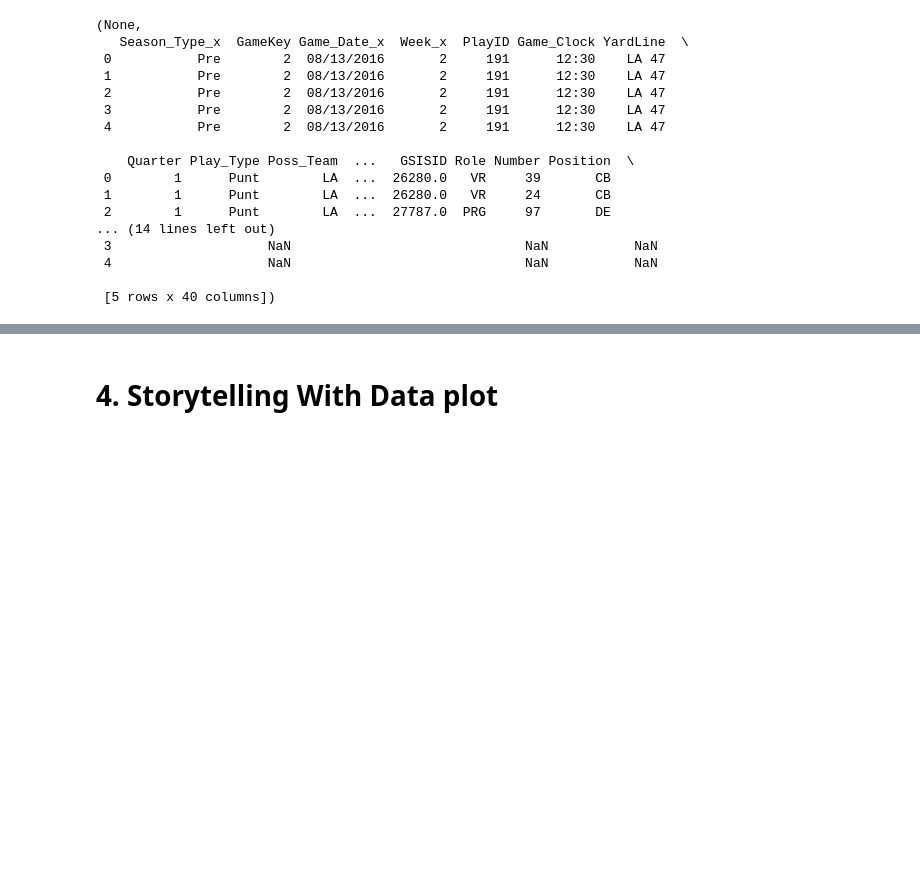
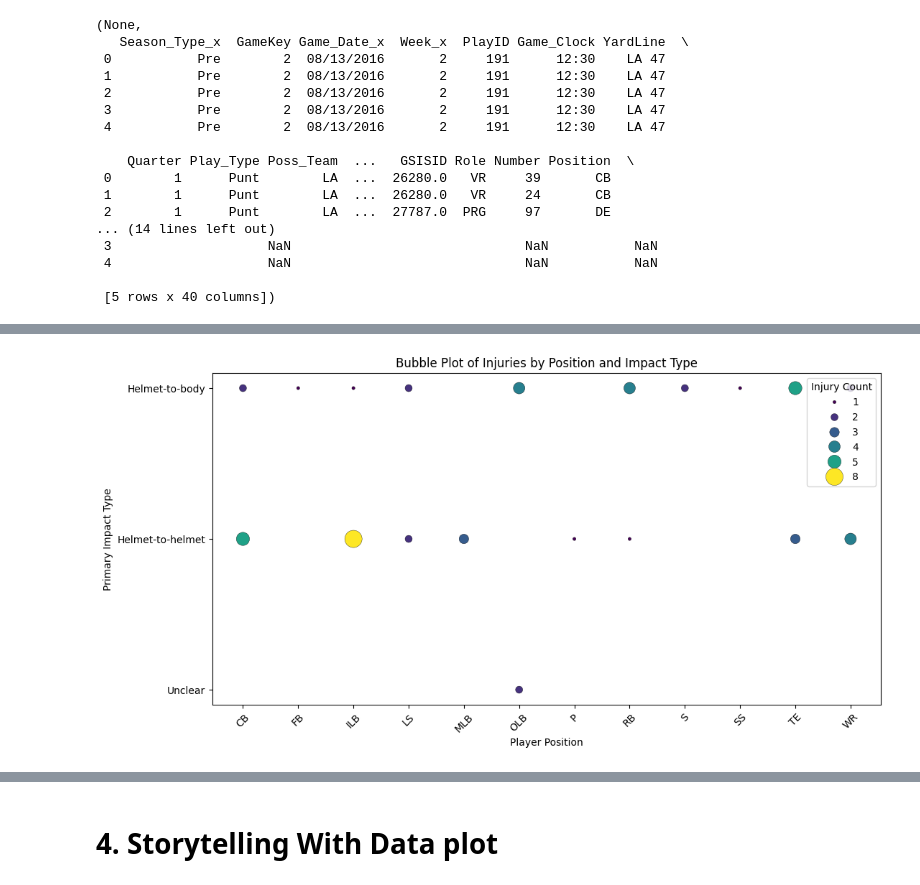
Before and after one commit to cwmckee91/dx699, a Jupyter notebook: 2025-spring-B2/Week9.ipynb, the cells around one changed output, grey strips where cells are left out. Drawn from its saved outputs; the diff is of its cells as text; code cells hidden in the pictures; blank space fills up the shorter version.

```diff
--- a/2025-spring-B2/Week9.ipynb
+++ b/2025-spring-B2/Week9.ipynb
@@ -101,10 +101,10 @@ Try using your correlation information from previous weeks to help choose featur
 # %% [markdown]
 # Punt Analytics Analysis
 # %%
-df = pd.read_csv('/Users/chrismckee/Downloads/punt_merged_df.csv')
+injury_df = pd.read_csv('/Users/chrismckee/Downloads/punt_merged_df.csv')
 
 # Display basic information about the dataset
-df.info(), df.head()
+injury_df.info(), injury_df.head()
 # %% [output]
 <class 'pandas.core.frame.DataFrame'>
 RangeIndex: 216885 entries, 0 to 216884
@@ -157,0 +169,24 @@ plt.show()
+# %%
+import seaborn as sns
+injury_counts = injury_df.groupby(["Position", "Primary_Impact_Type"]).size().reset_index(name="Count")
+
+plt.figure(figsize=(12, 6))
+sns.scatterplot(
+    data=injury_counts,
+    x="Position",
+    y="Primary_Impact_Type",
+    size="Count",
+    hue="Count",
+    sizes=(10, 300),
+    palette="viridis",
+    edgecolor="black"
+)
+
+plt.xticks(rotation=45)
+plt.xlabel("Player Position")
+plt.ylabel("Primary Impact Type")
+plt.title("Bubble Plot of Injuries by Position and Impact Type")
+plt.legend(title="Injury Count", loc="upper right")
+plt.show()
+# %% [output]
+[figure, added]
```
Also changed, not shown: parts of 5 cells of this notebook.
